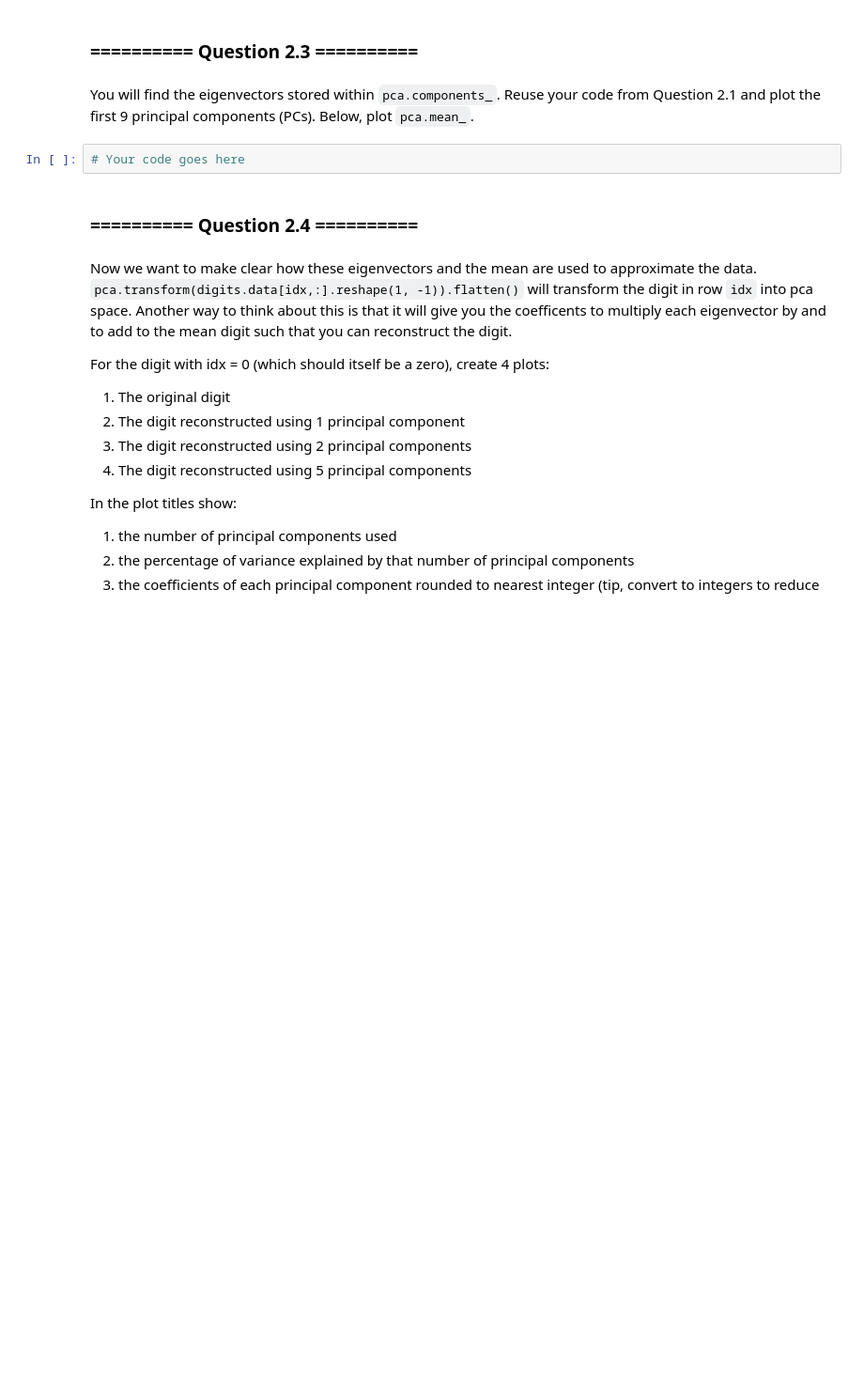
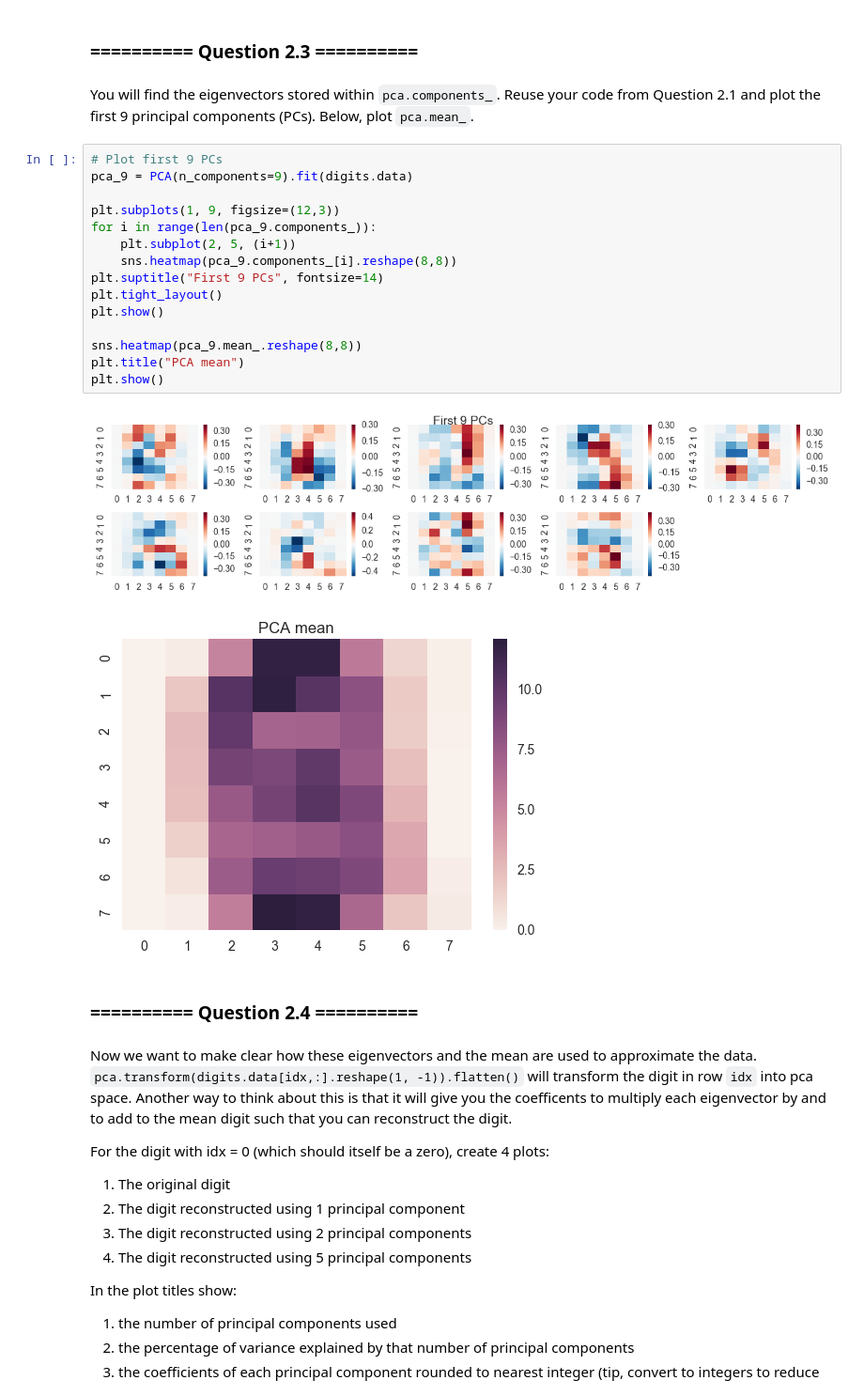
Before and after one commit to Dr-Alan-Turing/IAMachineLearning, a Jupyter notebook: 09_Assignment_4.ipynb, the cells around one changed output. Shown at 94% size. Drawn from its saved outputs; the diff is of its cells as text; blank space fills up the shorter version.

```diff
--- a/09_Assignment_4.ipynb
+++ b/09_Assignment_4.ipynb
@@ -666,8 +684,24 @@ Below the plot, explain what you observe. What does this suggest about the data?
 ### ========== Question 2.3 ==========
 # %% [markdown]
 You will find the eigenvectors stored within `pca.components_`. Reuse your code from Question 2.1 and plot the first 9 principal components (PCs). Below, plot `pca.mean_`.
-# %%
-# Your code goes here
+# %%
+# Plot first 9 PCs
+pca_9 = PCA(n_components=9).fit(digits.data)
+
+plt.subplots(1, 9, figsize=(12,3))
+for i in range(len(pca_9.components_)):
+    plt.subplot(2, 5, (i+1))
+    sns.heatmap(pca_9.components_[i].reshape(8,8))
+plt.suptitle("First 9 PCs", fontsize=14)
+plt.tight_layout()
+plt.show()
+
+sns.heatmap(pca_9.mean_.reshape(8,8))
+plt.title("PCA mean")
+plt.show()
+# %% [output]
+[figure, added]
+[figure, added]
 # %% [markdown]
 ### ========== Question 2.4 ==========
 # %% [markdown]
```
Also changed, not shown: parts of 14 cells of this notebook.
